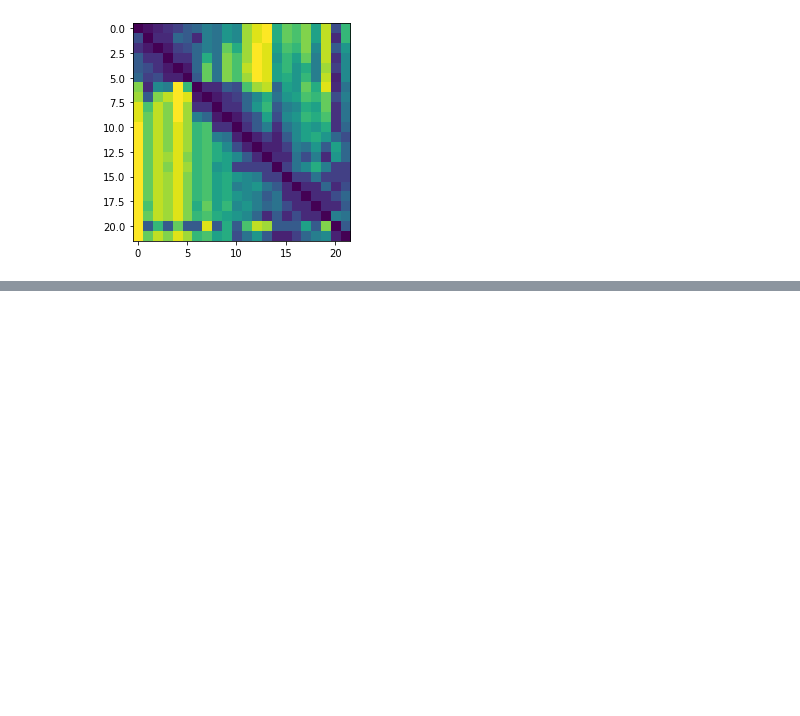
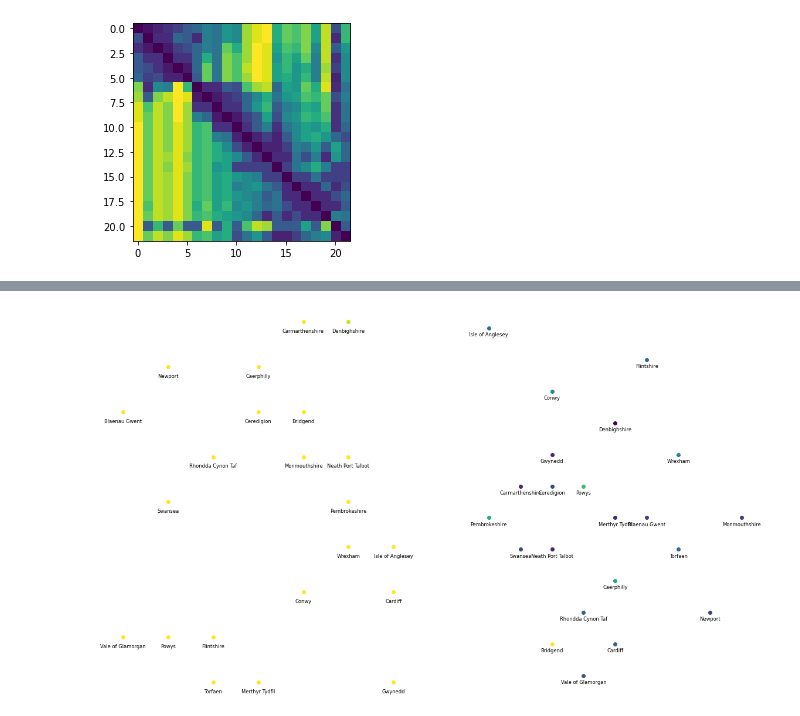
Before and after one commit to tompeterken-os/AutoCartogram, a Jupyter notebook: Vectorising.ipynb, the cells around one changed output, grey strips where cells are left out. Cells and saved outputs as stored; diff of their text form; code cells hidden in the pictures; blank space fills up the shorter version.

Commit message:
combined vectors and step-wise movements

```diff
--- a/Vectorising.ipynb
+++ b/Vectorising.ipynb
@@ -311,0 +316,15 @@ for geocode, v, x, y in zip(geo_list, final_metric_vector, *f_positions):
+# %%
+max_move_jump = 2
+# %%
+all_positions = initial_positions
+# %%
+occupied_positions = all_positions[:number_of_geographies]
+empty_positions = all_positions[number_of_geographies:]
+
+grid_size = make_grid(len(all_positions), initial_axis_ratio)
+number_empties = number_of_empties(grid_size)
+
+int_positions = make_integer_positions(occupied_positions, empty_positions[:number_empties])
+grid_locations = make_positions_2d(grid_size, int_positions)
+
+original_locations = copy.deepcopy(grid_locations)
@@ -311,0 +448,25 @@ for geocode, v, x, y in zip(geo_list, final_metric_vector, *f_positions):
+# %%
+initial_metric_vector = get_metric_vector(original_locations)
+final_metric_vector = get_metric_vector(grid_locations)
+# %%
+import matplotlib as mpl
+
+cmap = mpl.cm.get_cmap('viridis')
+norm = mpl.colors.Normalize(vmin=np.min([initial_metric_vector.min(), final_metric_vector.min()]), vmax=np.min([initial_metric_vector.max(), final_metric_vector.max()]))
+
+f, axs = plt.subplots(figsize=(grid_size[0]*2, grid_size[1]), ncols=2)
+_ = [ax.axis('equal') for ax in axs]
+_ = [ax.axis('off') for ax in axs]
+
+# markers = ['o']*number_of_geographies+['.']*number_empties
+for geocode, v, x, y in zip(geo_list, initial_metric_vector, *original_locations):
+    c = cmap(norm(v))
+    axs[0].plot(x, y, 'o', color=c)
+    axs[0].annotate(geo_to_name_lookup[geocode], xy=(x,y-0.2), xytext=(0,0), textcoords="offset points", ha='center', va='center', size='small')
+
+for geocode, v, x, y in zip(geo_list, final_metric_vector, *grid_locations):
+    c = cmap(norm(v))
+    axs[1].plot(x, y, 'o', color=c)
+    axs[1].annotate(geo_to_name_lookup[geocode], xy=(x,y-0.2), xytext=(0,0), textcoords="offset points", ha='center', va='center', size='small')
+# %% [output]
+[figure, added]
```
Also changed, not shown: parts of 15 cells of this notebook.
